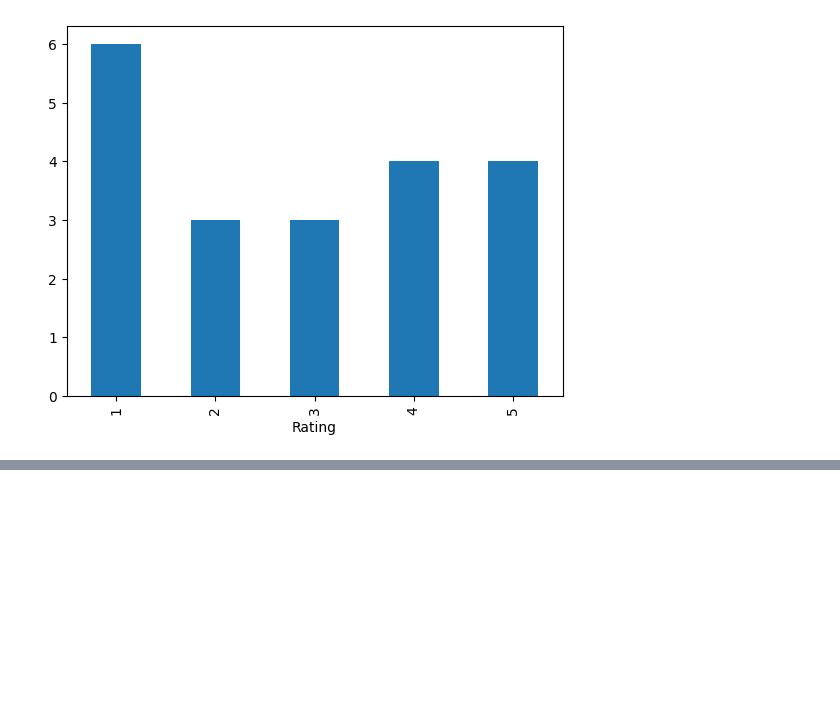
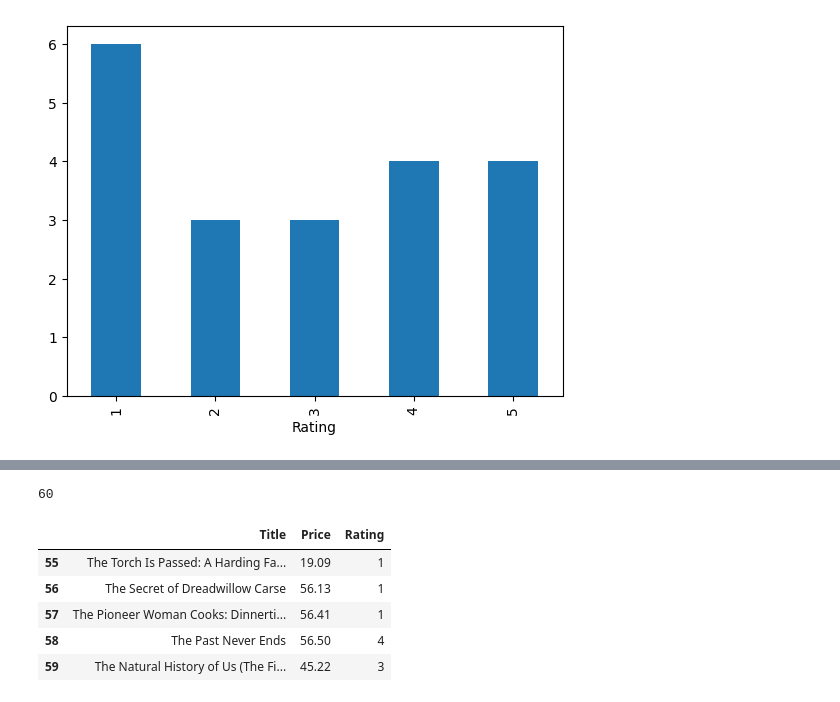
Before and after one commit to pablopussell/data-book_scraping, a Jupyter notebook: scraping.ipynb, the cells around one changed output, grey strips where cells are left out. Cells and saved outputs as stored; diff of their text form; code cells hidden in the pictures; blank space fills up the shorter version.

```diff
--- a/scraping.ipynb
+++ b/scraping.ipynb
@@ -145,0 +209,14 @@ books_df.groupby('Rating').count()['Title'].plot(kind='bar')
+# %%
+len(all_books_dict["Title"])
+# %% [output]
+60
+# %%
+all_books_df = pd.DataFrame.from_dict(all_books_dict)
+all_books_df.tail()
+# %% [output]
+|  | Title | Price | Rating |
+| 55 | The Torch Is Passed: A Harding Fa... | 19.09 | 1 |
+| 56 | The Secret of Dreadwillow Carse | 56.13 | 1 |
+| 57 | The Pioneer Woman Cooks: Dinnerti... | 56.41 | 1 |
+| 58 | The Past Never Ends | 56.50 | 4 |
+| 59 | The Natural History of Us (The Fi... | 45.22 | 3 |
```
Also changed, not shown: parts of 4 cells of this notebook.
